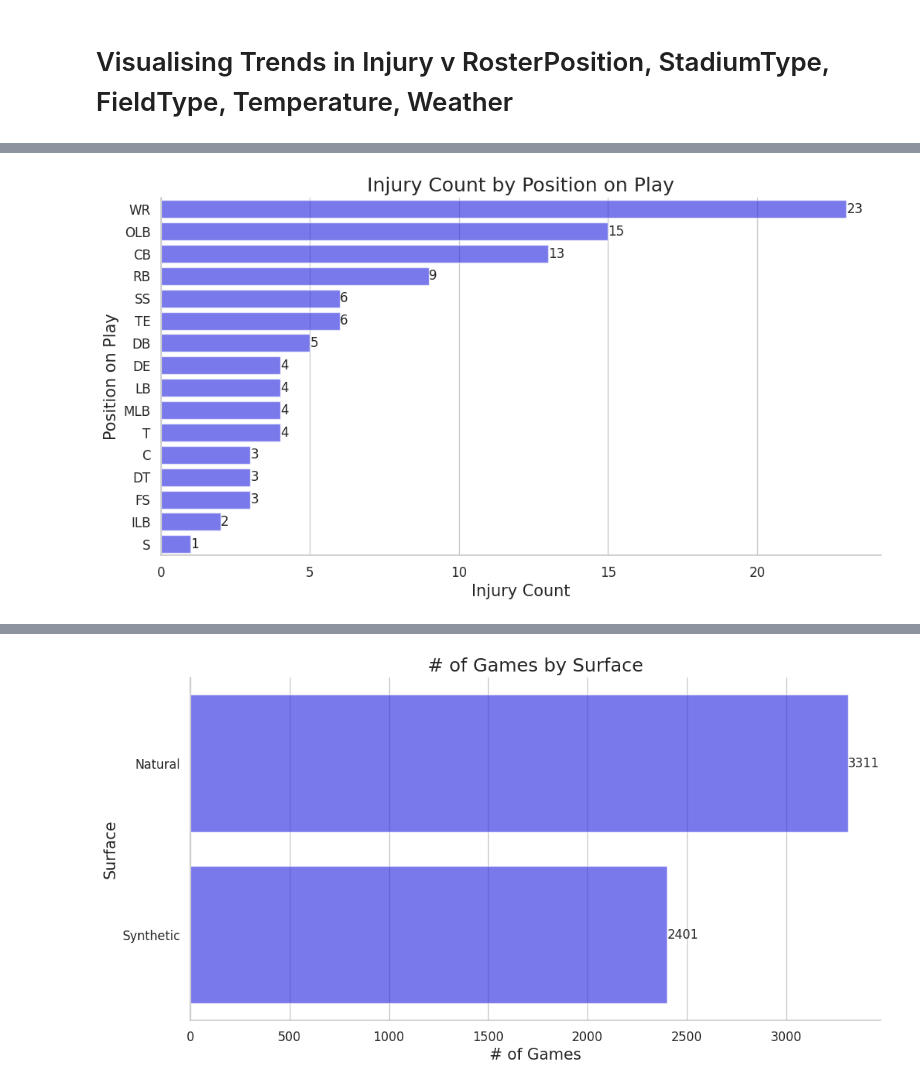
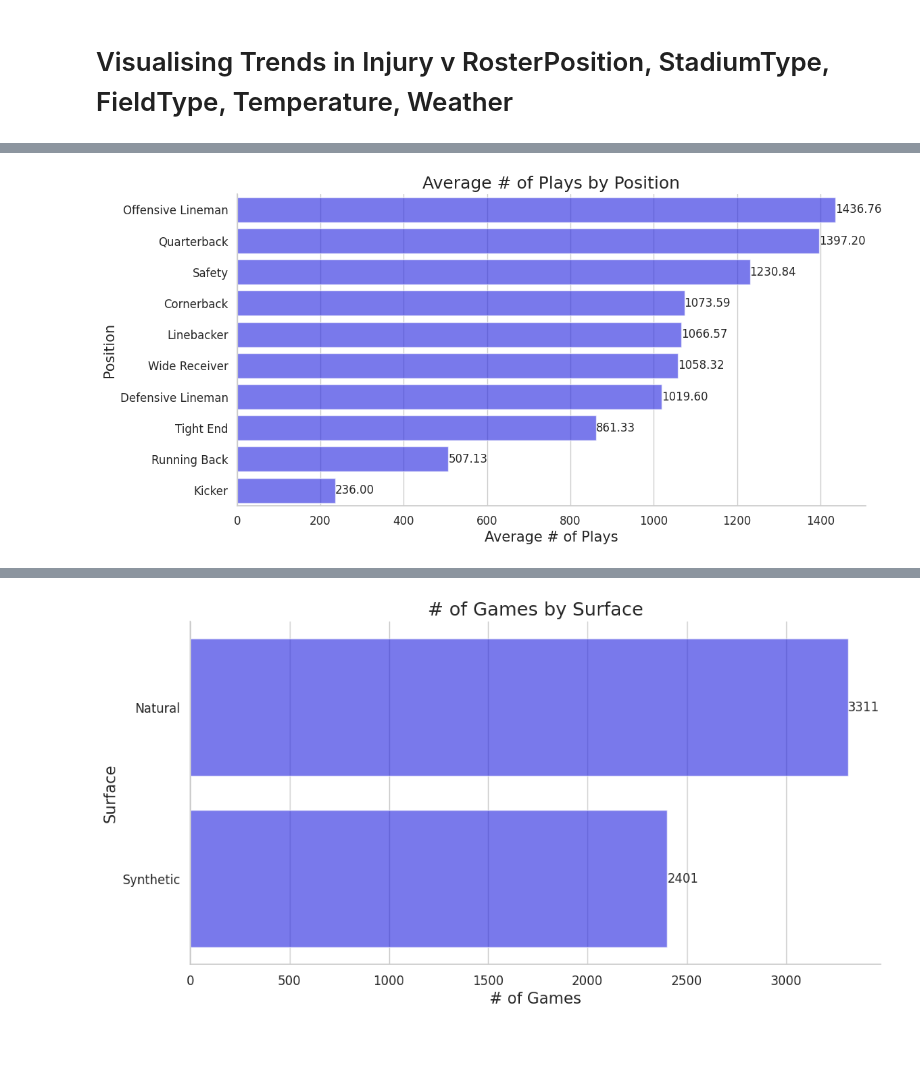
Before and after one commit to AditC1/NFLInjuryAnalysis, a Jupyter notebook: nfl-injury-analysis.ipynb, the cells around one changed output, grey strips where cells are left out. Cells and saved outputs as stored; diff of their text form; code cells hidden in the pictures; blank space fills up the shorter version.

Commit message:
Kaggle Notebook | NFL Injury Analysis | Version 8

```diff
--- a/nfl-injury-analysis.ipynb
+++ b/nfl-injury-analysis.ipynb
@@ -175,3 +177,8 @@ print(injury_record.head())
 2        1.0         4.0     Pass            70.0
 3       15.0         4.0     Punt            30.0
 4       32.0         4.0  Kickoff            69.0
+# %%
+player_counts = playlist.drop_duplicates(subset=['PlayerKey'])['RosterPosition'].value_counts()
+print("Player Counts by Roster Position:")
+for position, count in player_counts.items():
+    print(f"{position}: {count}")
@@ -178,13 +235,16 @@ print(injury_record.head())
 # %%
-pos = injury_record.groupby('Position').size().reset_index(name='Count')
-pos = pos.sort_values(by='Count', ascending=False)
+pos_avg = playlist.groupby('RosterPosition')['PlayKey'].size().div(playlist.groupby('RosterPosition')['PlayerKey'].nunique()).reset_index(name='Avg_Plays')
+pos_avg = pos_avg.sort_values(by='Avg_Plays', ascending=False)
 plt.figure(figsize=(12, 6))
-sns.barplot(x='Count', y='Position', data=pos, palette=['blue'], alpha=0.6)
-plt.title('Injury Count by Position on Play', fontsize=18)
-plt.xlabel('Injury Count')
-plt.ylabel('Position on Play')
-for index, value in enumerate(pos['Count']):
-    plt.text(value, index, str(value), ha='left', va='center')
+sns.barplot(x='Avg_Plays', y='RosterPosition', data=pos_avg, palette=['blue'], alpha=0.6)
+plt.title('Average # of Plays by Position', fontsize=18)
+#('This is defined by total number of plays for the position in PlayList.csv / number of players assigned the position the set')
+plt.xlabel('Average # of Plays')
+plt.ylabel('Position')
+for index, value in enumerate(pos_avg['Avg_Plays']):
+    plt.text(value, index, '{:.2f}'.format(value), ha='left', va='center')
 plt.show()
+
+#Do another Hypothesis Test for Difference of Proportions (Injury Count/Average # of Plays)
 # %% [output]
-[figure, old version]
+[figure, new version]
```
Also changed, not shown: parts of 5 cells of this notebook.
